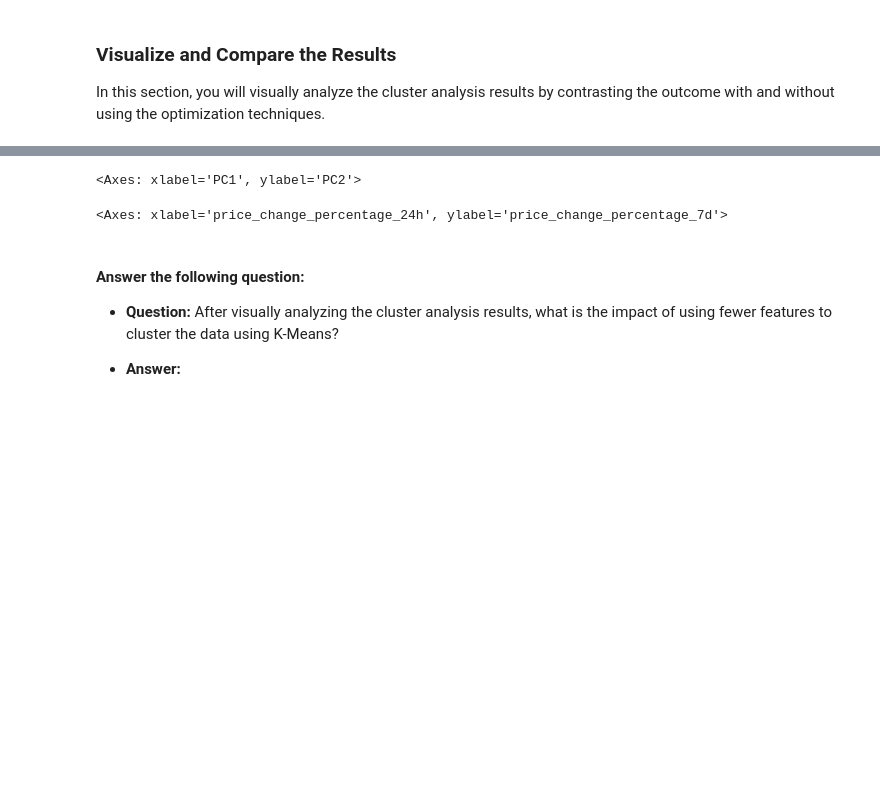
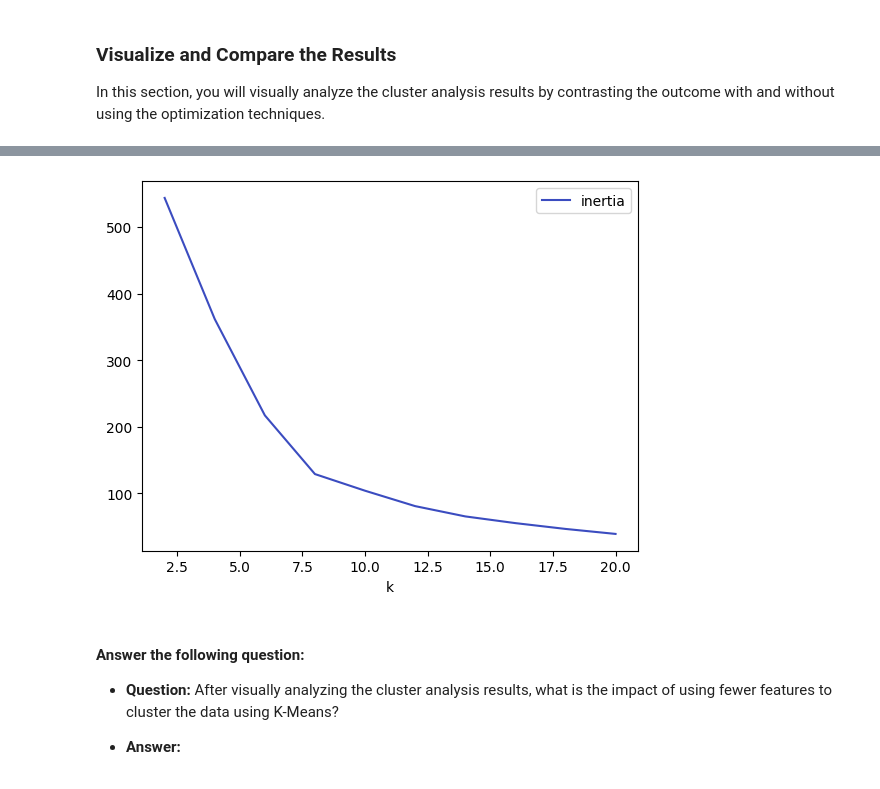
Before and after one commit to GithubApres/CryptoClustering, a Jupyter notebook: Crypto_Clustering.ipynb, the cells around one changed output, grey strips where cells are left out. Drawn from its saved outputs; the diff is of its cells as text; code cells hidden in the pictures; blank space fills up the shorter version.

```diff
--- a/Crypto_Clustering.ipynb
+++ b/Crypto_Clustering.ipynb
@@ -482,19 +479,11 @@ df_elbow + df_elbow_pca
 # %%
 # Composite plot to contrast the clusters
 # YOUR CODE HERE!
 
 
-df_pca_plot
+df_elbow_composite_plot = df_elbow_composite.plot('k', 'inertia',  cmap='coolwarm' )
 # %% [output]
-<Axes: xlabel='PC1', ylabel='PC2'>
+[figure, added]
-# %%
-# Composite plot to contrast the clusters
-# YOUR CODE HERE!
-
-
-df_k4_pred_plot
-# %% [output]
-<Axes: xlabel='price_change_percentage_24h', ylabel='price_change_percentage_7d'>
 # %% [markdown]
 #### Answer the following question:
 
```
Also changed, not shown: parts of 3 cells of this notebook.
